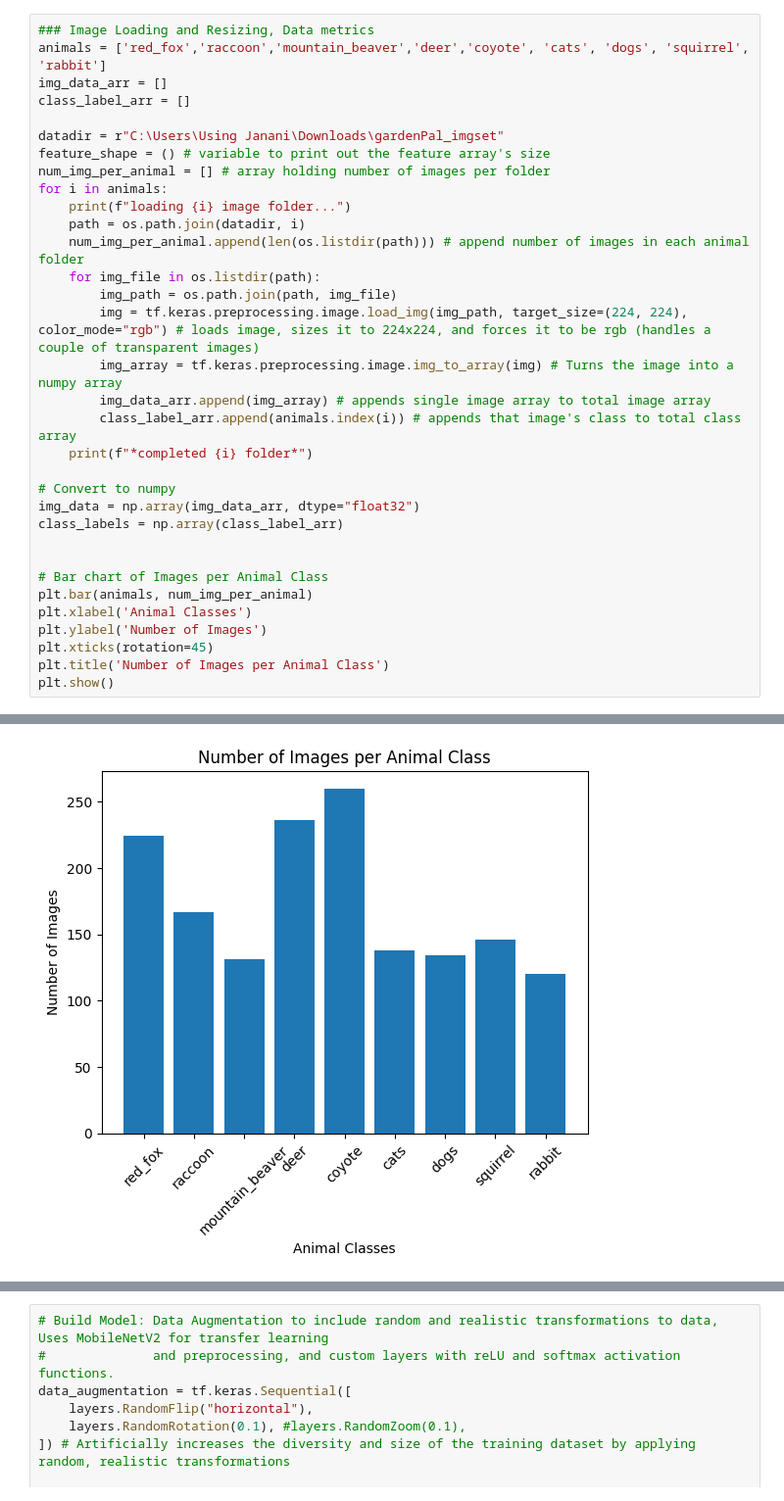
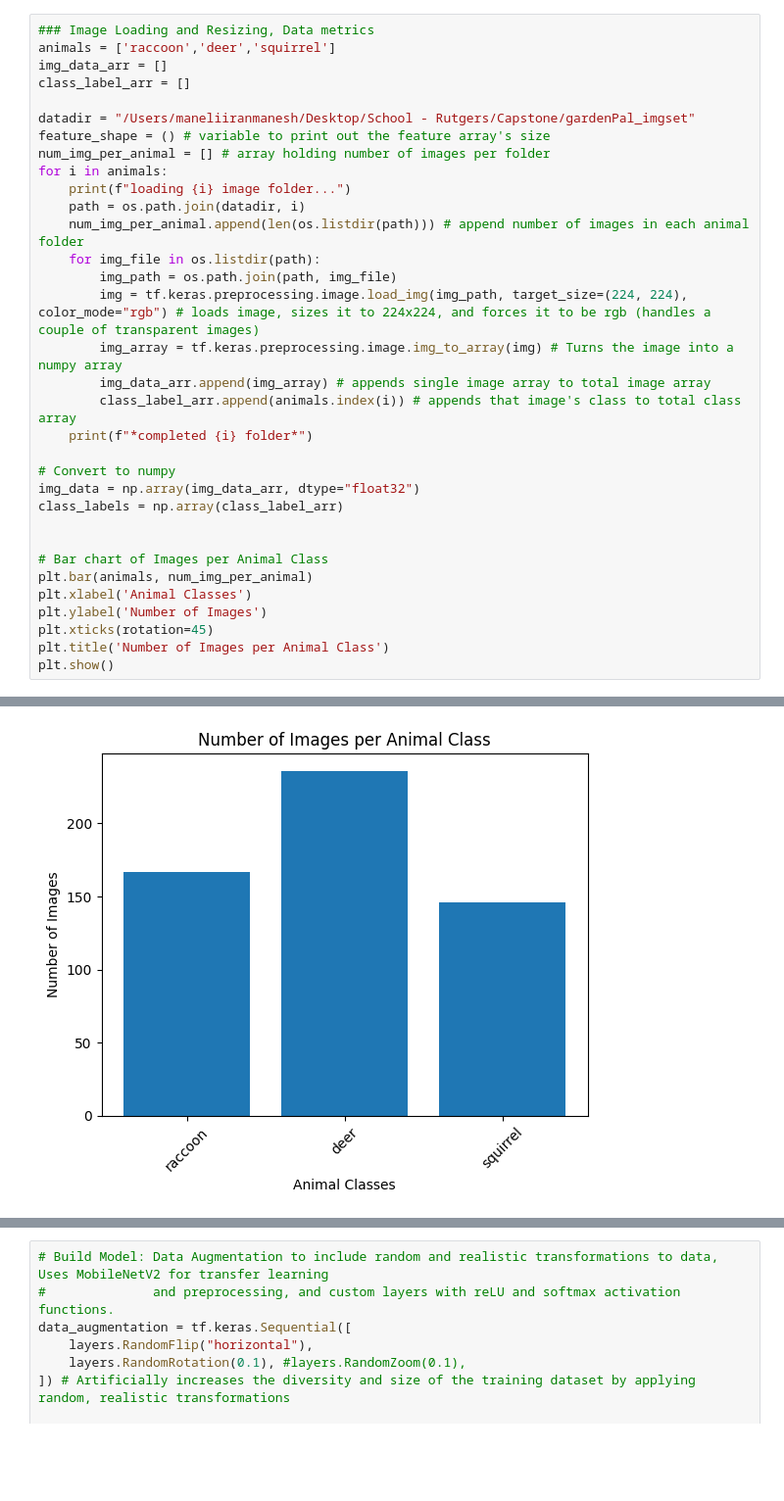
Before and after one commit to janani090/GardenPal_Capstone_Project, a Jupyter notebook: raspberry-pi/wildlife_detection copyREAL.ipynb, the cells around one changed output, grey strips where cells are left out. Shown at 98% size. Saved outputs shown, nothing was run; the diff lists cells and outputs as text; blank space fills up the shorter version.

```diff
--- a/raspberry-pi/wildlife_detection copyREAL.ipynb
+++ b/raspberry-pi/wildlife_detection copyREAL.ipynb
@@ -16,11 +16,11 @@ from sklearn.metrics import f1_score, classification_report, confusion_matrix, C
 import joblib
 # %%
 ### Image Loading and Resizing, Data metrics
-animals = ['red_fox','raccoon','mountain_beaver','deer','coyote', 'cats', 'dogs', 'squirrel', 'rabbit']
+animals = ['raccoon','deer','squirrel']
 img_data_arr = []
 class_label_arr = []
 
-datadir = r"C:\Users\Using Janani\Downloads\gardenPal_imgset"
+datadir = "/Users/maneliiranmanesh/Desktop/School - Rutgers/Capstone/gardenPal_imgset"
 feature_shape = () # variable to print out the feature array's size
 num_img_per_animal = [] # array holding number of images per folder
 for i in animals:
@@ -69,4 +57,4 @@ loading rabbit image folder...
-[figure, old version]
+[figure, new version]
 # %%
 # using MobileNetV2 as a feature extractor and do include_top = False so it only returns 1280 size feature array
 cnn_mobileV2 = MobileNetV2(weights="imagenet", input_shape = (224, 224, 3), include_top=False)
```
Also changed, not shown: parts of 9 cells of this notebook, 6 other files.
